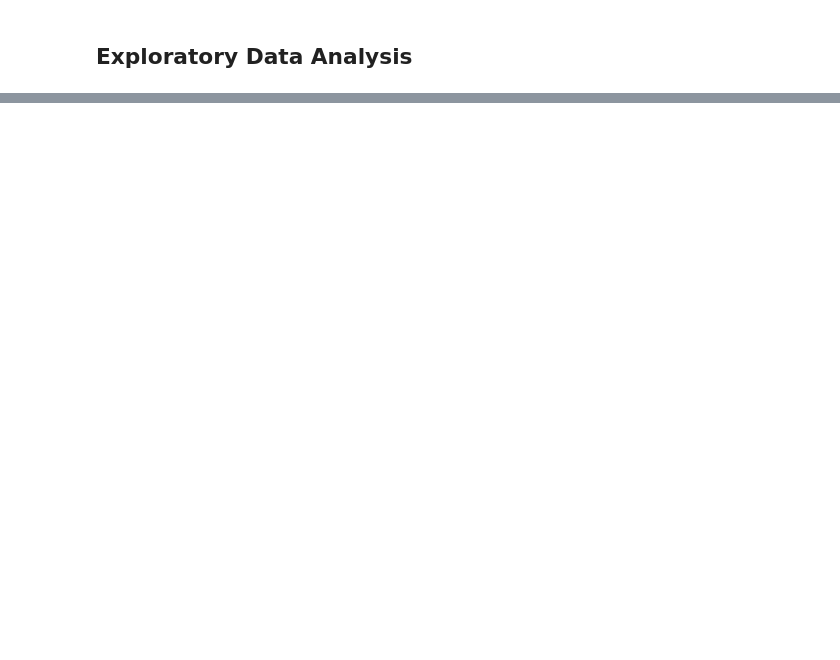
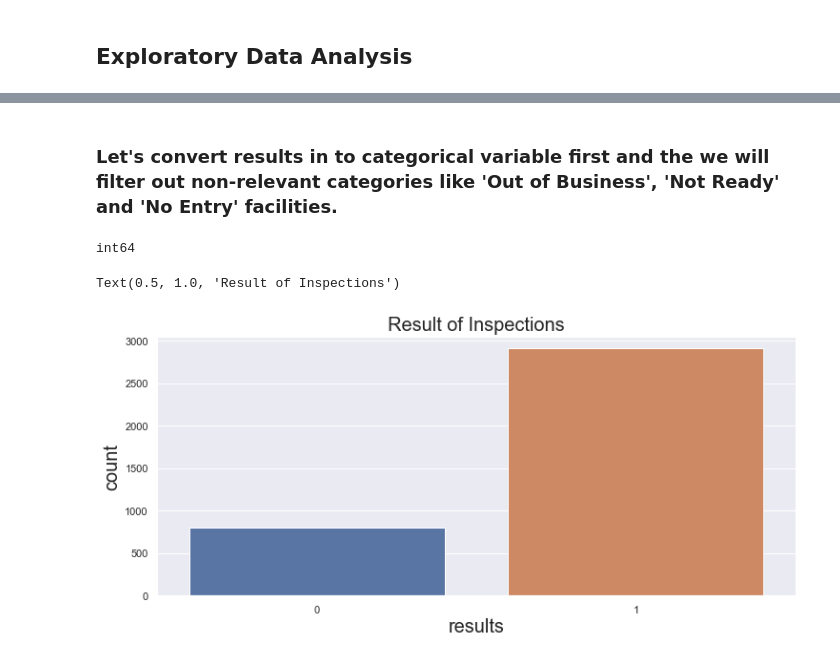
Before and after one commit to drimal/chicagofood, a Jupyter notebook: notebooks/ChicagoFood.ipynb, the cells around one changed output, grey strips where cells are left out. Drawn from its saved outputs; the diff is of its cells as text; code cells hidden in the pictures; blank space fills up the shorter version.

```diff
--- a/notebooks/ChicagoFood.ipynb
+++ b/notebooks/ChicagoFood.ipynb
@@ -117,0 +184,17 @@ Text(0.5, 1.0, 'Result of Inspections')
+# %% [markdown]
+### Let's convert results in to categorical variable first and the we will filter out non-relevant categories like 'Out of Business', 'Not Ready' and 'No Entry' facilities.
+# %%
+results_conv = {"results" : {"Fail" : 0, "Pass" : 1, "Pass w/ Conditions" : 1, "Out of Business": 2, "No Entry": 3 , "Not Ready": 4}}
+food_data.replace(results_conv, inplace=True)
+print(food_data.results.dtype)
+# %% [output]
+int64
+# %%
+food_data = food_data[food_data['results'] < 2]
+# %%
+ax = sns.countplot(x="results", data=food_data)
+plt.title("Result of Inspections")
+plt.show()
+# %% [output]
+Text(0.5, 1.0, 'Result of Inspections')
+[figure, added]
```
Also changed, not shown: parts of 130 cells of this notebook.
